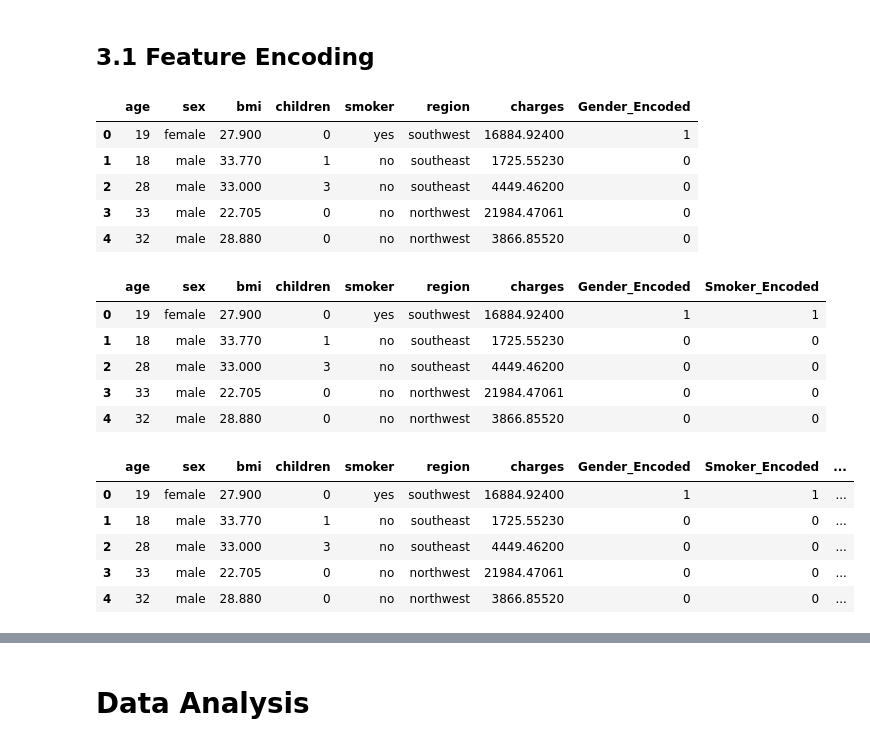
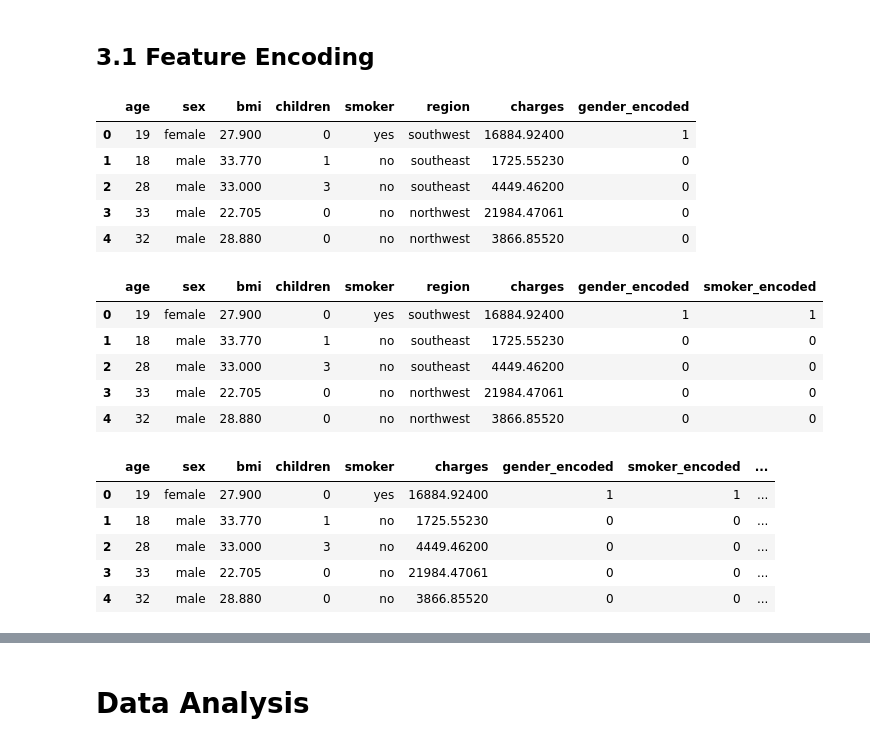
Before and after one commit to ameliacitradewi/C1-Tabular, a Jupyter notebook: code.ipynb, the cells around one changed output, grey strips where cells are left out. Drawn from its saved outputs; the diff is of its cells as text; code cells hidden in the pictures.

```diff
--- a/code.ipynb
+++ b/code.ipynb
@@ -172,33 +172,43 @@ Name: count, dtype: int64
 # %% [markdown]
 ## 3.1 Feature Encoding
 # %%
-data_df['Gender_Encoded'] = data_df['sex'].map({'male': 0, 'female': 1})
+data_df['gender_encoded'] = data_df['sex'].map({'male': 0, 'female': 1})
 data_df.head(5)
 # %% [output]
-|  | age | sex | bmi | children | smoker | region | charges | Gender_Encoded |
+|  | age | sex | bmi | children | smoker | region | charges | gender_encoded |
 | 0 | 19 | female | 27.900 | 0 | yes | southwest | 16884.92400 | 1 |
 | 1 | 18 | male | 33.770 | 1 | no | southeast | 1725.55230 | 0 |
 | 2 | 28 | male | 33.000 | 3 | no | southeast | 4449.46200 | 0 |
 | 3 | 33 | male | 22.705 | 0 | no | northwest | 21984.47061 | 0 |
 | 4 | 32 | male | 28.880 | 0 | no | northwest | 3866.85520 | 0 |
 # %%
-data_df['Smoker_Encoded'] = data_df['smoker'].map({'no': 0, 'yes': 1})
+data_df['smoker_encoded'] = data_df['smoker'].map({'no': 0, 'yes': 1})
 data_df.head(5)
 # %% [output]
-|  | age | sex | bmi | children | smoker | region | charges | Gender_Encoded | Smoker_Encoded |
+|  | age | sex | bmi | children | smoker | region | charges | gender_encoded | smoker_encoded |
 | 0 | 19 | female | 27.900 | 0 | yes | southwest | 16884.92400 | 1 | 1 |
 | 1 | 18 | male | 33.770 | 1 | no | southeast | 1725.55230 | 0 | 0 |
 | 2 | 28 | male | 33.000 | 3 | no | southeast | 4449.46200 | 0 | 0 |
 | 3 | 33 | male | 22.705 | 0 | no | northwest | 21984.47061 | 0 | 0 |
 | 4 | 32 | male | 28.880 | 0 | no | northwest | 3866.85520 | 0 | 0 |
 # %%
-region_dummies = pd.get_dummies(data_df['region'], prefix='Region', drop_first=True)
-data_df = pd.concat([data_df, region_dummies], axis=1)
+from sklearn.preprocessing import OneHotEncoder
+
+encoder = OneHotEncoder(sparse_output=False, drop='first')  # drop='first' opsional
+
+region_encoded = encoder.fit_transform(data_df[['region']])
+
+region_columns = encoder.get_feature_names_out(['region'])
+region_df = pd.DataFrame(region_encoded, columns=region_columns, index=data_df.index)
+
+data_df = data_df.drop('region', axis=1)
+data_df = pd.concat([data_df, region_df], axis=1)
+
 data_df.head(5)
 # %% [output]
-|  | age | sex | bmi | children | smoker | region | charges | Gender_Encoded | Smoker_Encoded | ... |
-| 0 | 19 | female | 27.900 | 0 | yes | southwest | 16884.92400 | 1 | 1 | ... |
-| 1 | 18 | male | 33.770 | 1 | no | southeast | 1725.55230 | 0 | 0 | ... |
-| 2 | 28 | male | 33.000 | 3 | no | southeast | 4449.46200 | 0 | 0 | ... |
-| 3 | 33 | male | 22.705 | 0 | no | northwest | 21984.47061 | 0 | 0 | ... |
-| 4 | 32 | male | 28.880 | 0 | no | northwest | 3866.85520 | 0 | 0 | ... |
+|  | age | sex | bmi | children | smoker | charges | gender_encoded | smoker_encoded | ... |
+| 0 | 19 | female | 27.900 | 0 | yes | 16884.92400 | 1 | 1 | ... |
+| 1 | 18 | male | 33.770 | 1 | no | 1725.55230 | 0 | 0 | ... |
+| 2 | 28 | male | 33.000 | 3 | no | 4449.46200 | 0 | 0 | ... |
+| 3 | 33 | male | 22.705 | 0 | no | 21984.47061 | 0 | 0 | ... |
+| 4 | 32 | male | 28.880 | 0 | no | 3866.85520 | 0 | 0 | ... |
```
Also changed, not shown: parts of 2 cells of this notebook.
